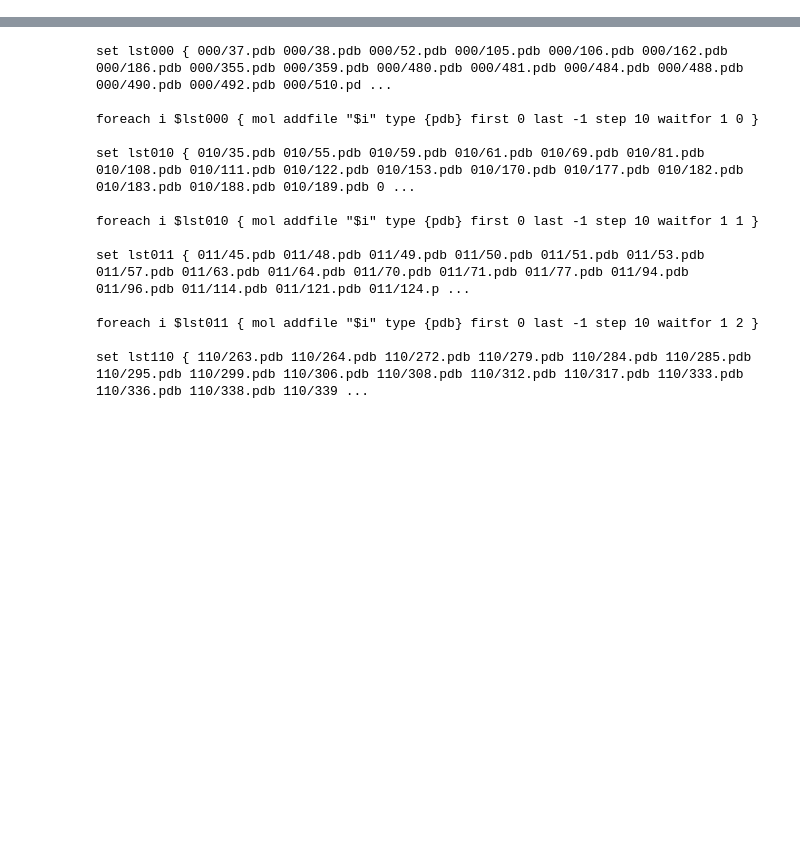
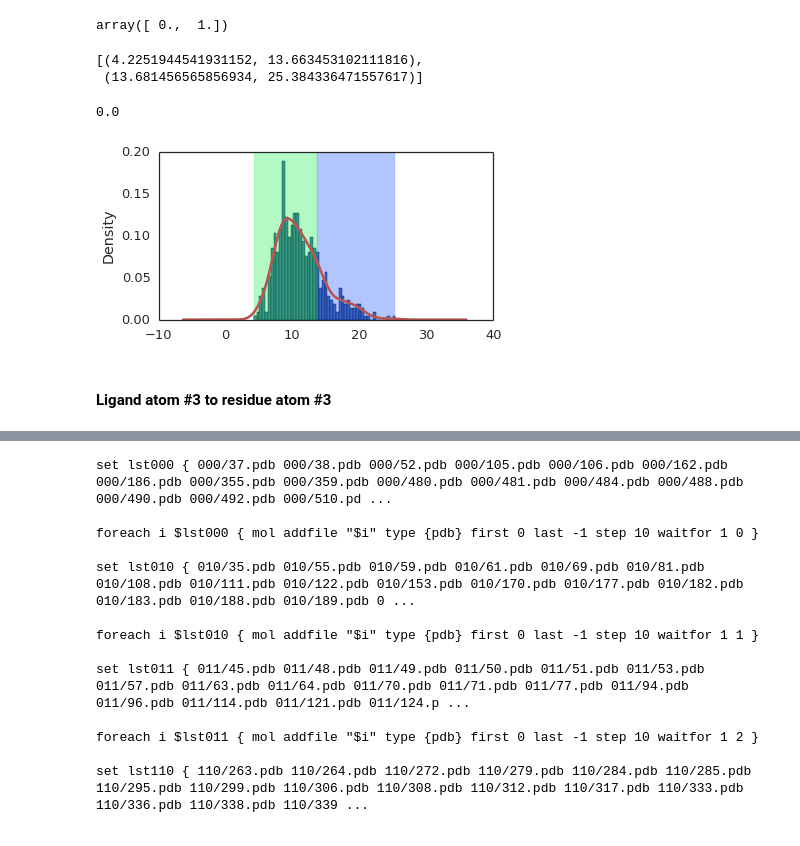
Before and after one commit to SBRG/GEMPro, a Jupyter notebook: GEMPro_sim/3_CLUSTER.ipynb, the cells around one changed output, grey strips where cells are left out. Drawn from its saved outputs; the diff is of its cells as text; code cells hidden in the pictures; blank space fills up the shorter version.

```diff
--- a/GEMPro_sim/3_CLUSTER.ipynb
+++ b/GEMPro_sim/3_CLUSTER.ipynb
@@ -681,0 +592,3 @@ cluster_and_counts.keys()
+# %%
+atom2 = get_meanshift_groups(distances_df[distances_df.ligand_atom == ligand_atom2], 'distance', 0.3)
+atom2.head()
@@ -681,0 +602,39 @@ cluster_and_counts.keys()
+# %%
+# how many clusters are there?
+atom2.cluster.unique()
+# %% [output]
+array([ 0.,  1.])
+# %%
+limits_2 = []
+limits_2_best_cluster = -1
+bottom_tracker = float(np.inf)
+
+for cluster in atom2.cluster.unique():
+    bottom = min(atom2[atom2.cluster == cluster].distance)
+    top = max(atom2[atom2.cluster == cluster].distance)
+    if bottom<bottom_tracker:
+        limits_2_best_cluster = cluster
+    limits_2.append((bottom,top))
+
+    bottom_tracker = bottom
+# %%
+limits_2
+# %% [output]
+[(4.2251944541931152, 13.663453102111816),
+ (13.681456565856934, 25.384336471557617)]
+# %%
+limits_2_best_cluster
+# %% [output]
+0.0
+# %%
+atom2.distance.hist(bins=50,normed=1)
+i=0
+for limit in limits_2:
+    hist = atom2.distance.plot(kind='kde', grid=False, figsize=(6,3)).axvspan(limit[0], limit[1], color=colors[1-i], alpha=0.3)
+    i+=1
+fig = hist.get_figure()
+# fig.savefig('atom2.svg', type='svg', dpi=300)
+# %% [output]
+[figure, added]
+# %% [markdown]
+#### Ligand atom #3 to residue atom #3
```
Also changed, not shown: parts of 142 cells of this notebook, 3 other files.
